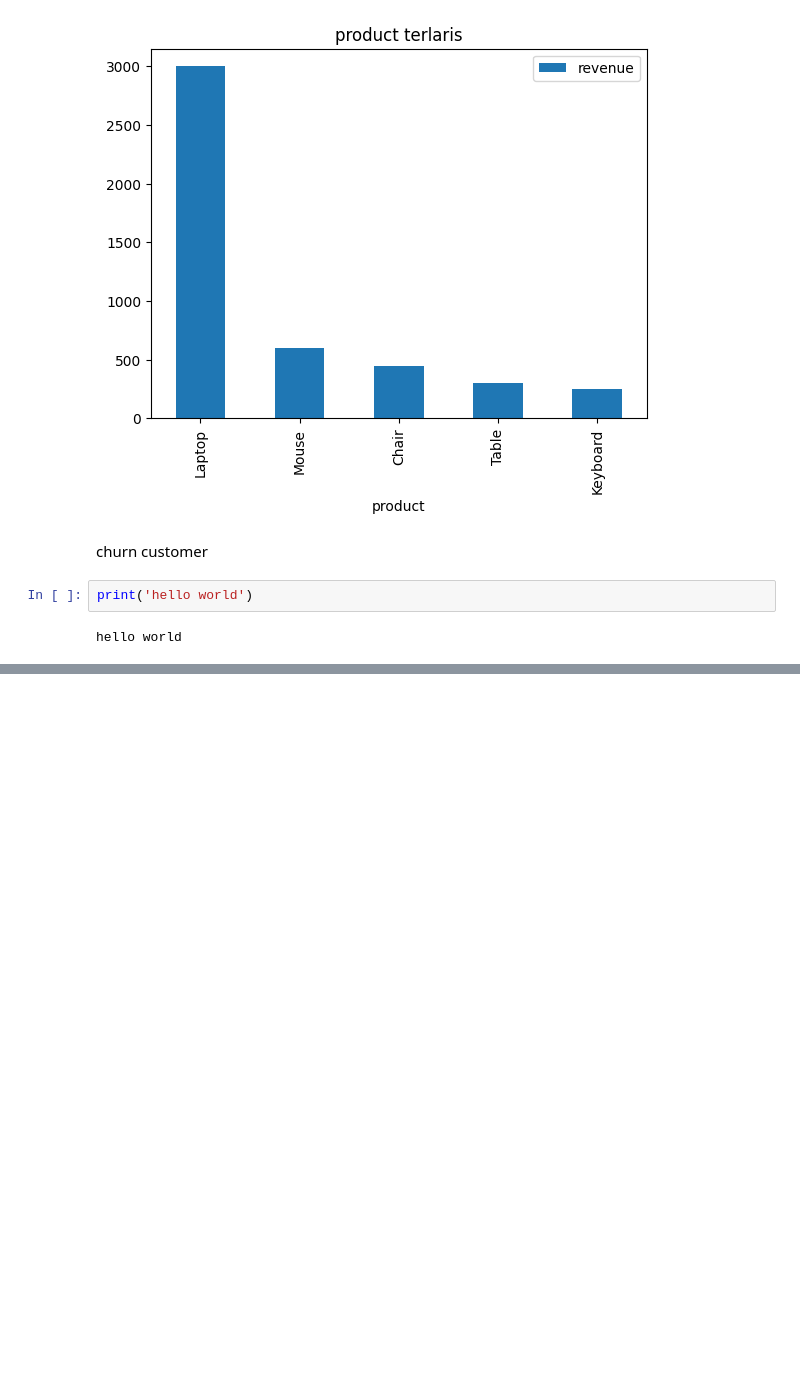
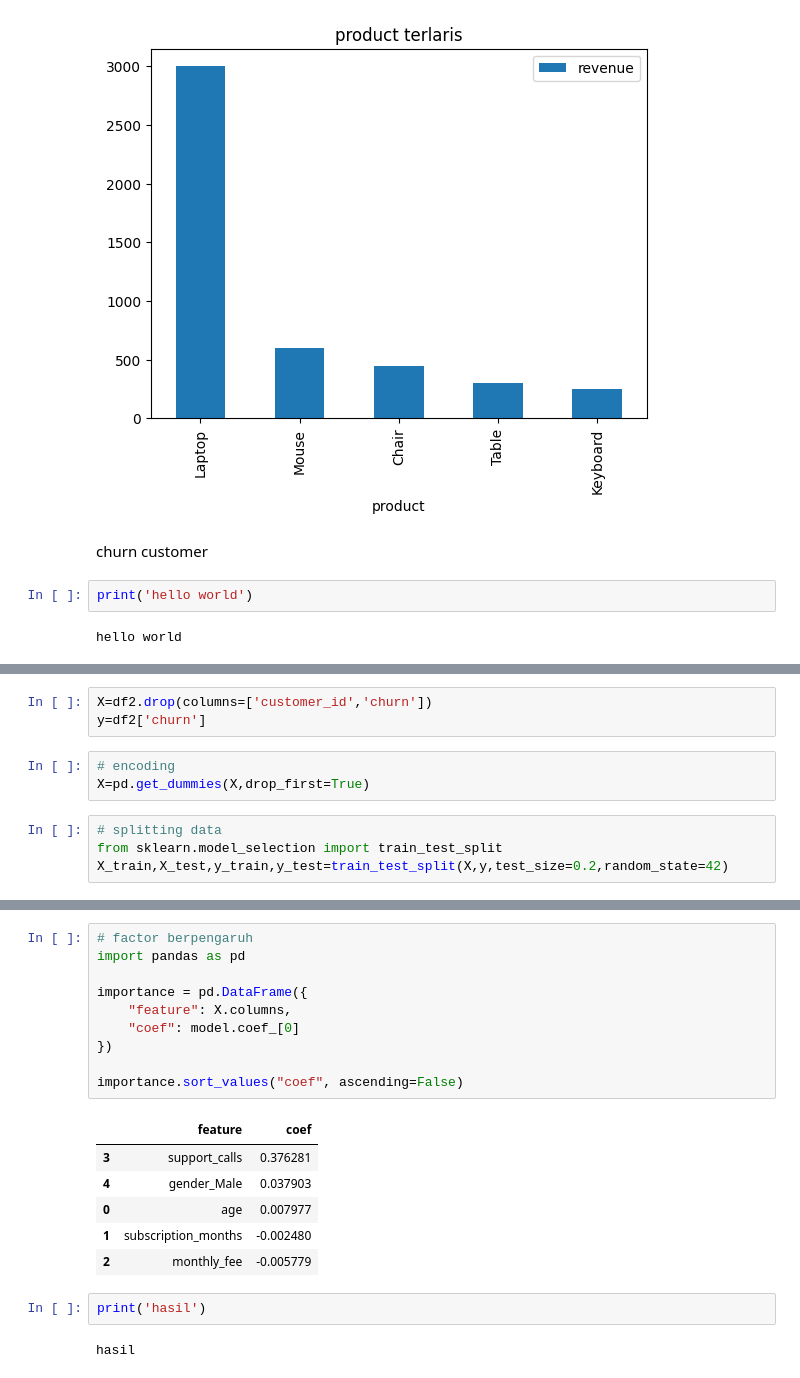
Before and after one commit to Ninezik/analisis, a Jupyter notebook: notebook/coba1.ipynb, the cells around one changed output, grey strips where cells are left out. Drawn from its saved outputs; the diff is of its cells as text; blank space fills up the shorter version.

```diff
--- a/notebook/coba1.ipynb
+++ b/notebook/coba1.ipynb
@@ -129,0 +156,10 @@ plt.show()
+# %%
+X=df2.drop(columns=['customer_id','churn'])
+y=df2['churn']
+# %%
+# encoding
+X=pd.get_dummies(X,drop_first=True)
+# %%
+# splitting data
+from sklearn.model_selection import train_test_split
+X_train,X_test,y_train,y_test=train_test_split(X,y,test_size=0.2,random_state=42)
@@ -129,0 +181,21 @@ plt.show()
+# %%
+# factor berpengaruh
+import pandas as pd
+
+importance = pd.DataFrame({
+    "feature": X.columns,
+    "coef": model.coef_[0]
+})
+
+importance.sort_values("coef", ascending=False)
+# %% [output]
+|  | feature | coef |
+| 3 | support_calls | 0.376281 |
+| 4 | gender_Male | 0.037903 |
+| 0 | age | 0.007977 |
+| 1 | subscription_months | -0.002480 |
+| 2 | monthly_fee | -0.005779 |
+# %%
+print('hasil')
+# %% [output]
+hasil
```
Also changed, not shown: parts of 11 cells of this notebook, 2 other files.
